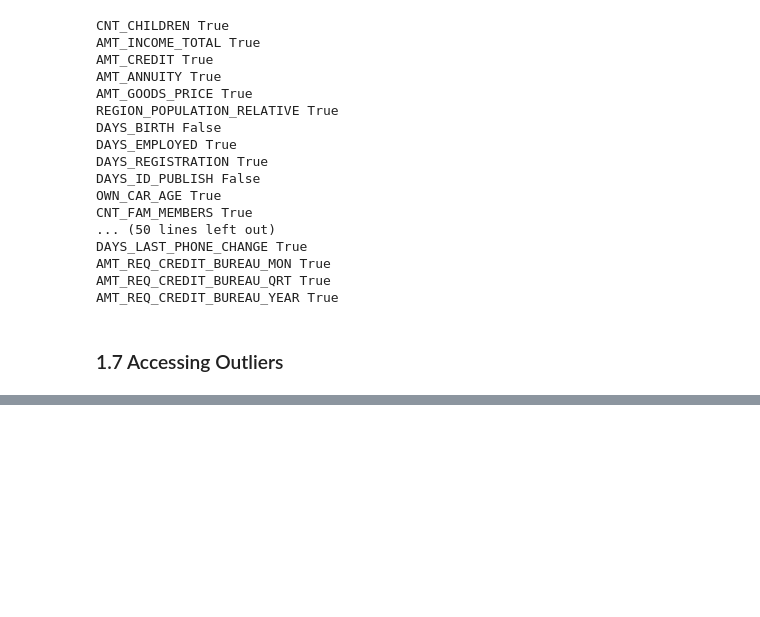
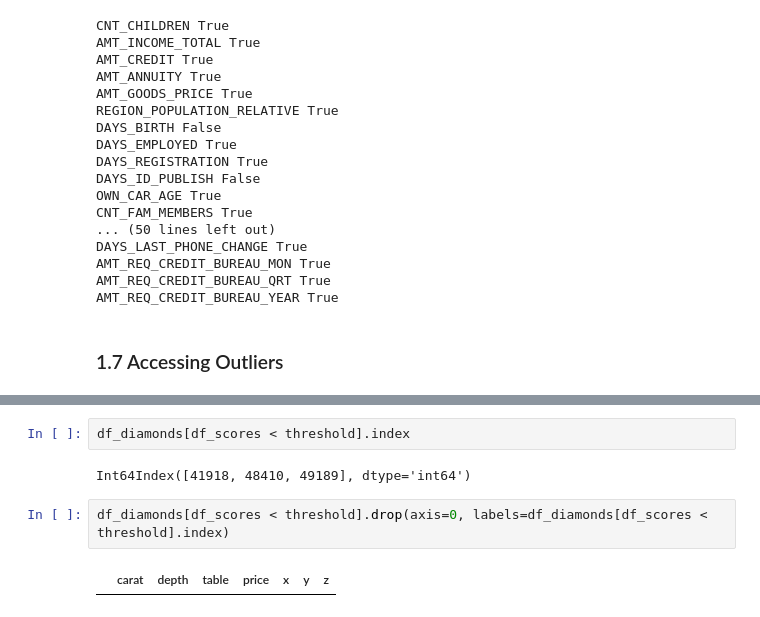
Before and after one commit to edaaydinea/Miuul-Machine-Learning-Summer-Bootcamp, a Jupyter notebook: Module 3/01 - Outliers.ipynb, the cells around one changed output, grey strips where cells are left out. Drawn from its saved outputs; the diff is of its cells as text; blank space fills up the shorter version.

```diff
--- a/Module 3/01 - Outliers.ipynb
+++ b/Module 3/01 - Outliers.ipynb
@@ -347,0 +644,8 @@ AMT_REQ_CREDIT_BUREAU_YEAR True
+# %%
+df_diamonds[df_scores < threshold].index
+# %% [output]
+Int64Index([41918, 48410, 49189], dtype='int64')
+# %%
+df_diamonds[df_scores < threshold].drop(axis=0, labels=df_diamonds[df_scores < threshold].index)
+# %% [output]
+|  | carat | depth | table | price | x | y | z |
```
Also changed, not shown: parts of 68 cells of this notebook.
